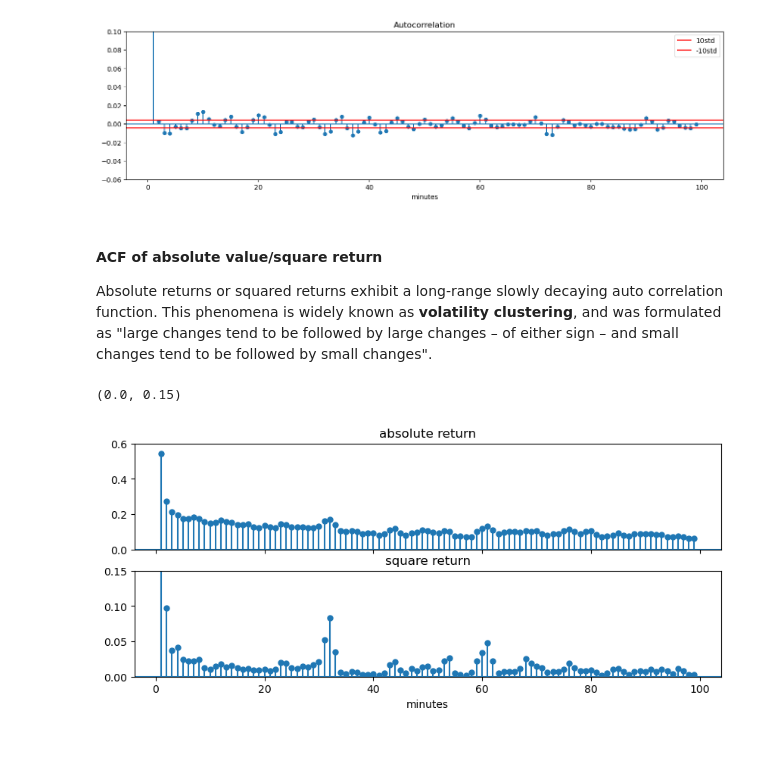
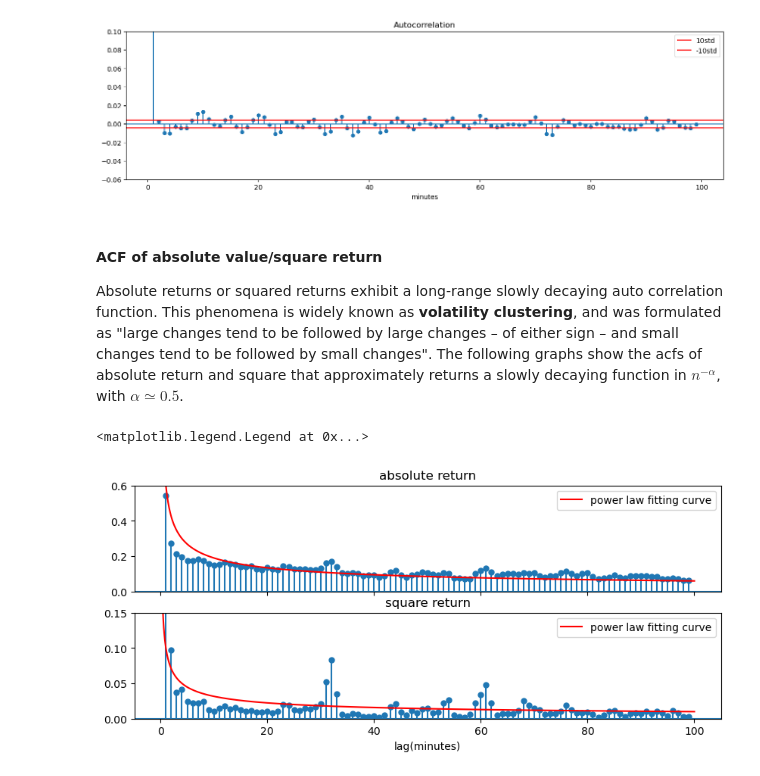
Before and after one commit to std92050/fin_math_110021515, a Jupyter notebook: Price statistics/ETH_price_stats.ipynb, the cells around one changed output. Cells and saved outputs as stored; diff of their text form; code cells hidden in the pictures; blank space fills up the shorter version.

```diff
--- a/Price statistics/ETH_price_stats.ipynb
+++ b/Price statistics/ETH_price_stats.ipynb
@@ -157,16 +157,24 @@ plt.legend()
 [figure]
 # %% [markdown]
 #### ACF of absolute value/square return
-Absolute returns or squared returns exhibit a long-range slowly decaying auto correlation function. This phenomena is widely known as **volatility clustering**, and was formulated as "large changes tend to be followed by large changes – of either sign – and small changes tend to be followed by small changes".
+Absolute returns or squared returns exhibit a long-range slowly decaying auto correlation function. This phenomena is widely known as **volatility clustering**, and was formulated as "large changes tend to be followed by large changes – of either sign – and small changes tend to be followed by small changes". The following graphs show the acfs of absolute return and square that approximately returns a slowly decaying function in $n^{−\alpha}$, with $\alpha \simeq 0.5$.
 # %%
 fig,ax = plt.subplots(2,1,figsize=(10,4),sharex=True)
 plot_acf( abs(r_array)[:10000] , lags=np.arange(1,100) ,alpha=None,ax=ax[0] )
 plot_acf((r_array**2)[:10000] , lags=np.arange(1,100) ,alpha=None,ax=ax[1] )
+lag_array=np.linspace(0,100,1000)
+fitting_1=np.array([  0.6*lag**(-0.5) for lag in np.linspace(0,100,1000)])
+fitting_2=np.array([  0.1*lag**(-0.5) for lag in np.linspace(0,100,1000)])
+
 ax[0].set_title("absolute return")
+ax[0].plot(lag_array  , fitting_1, color ="r",label="power law fitting curve")
 ax[0].set_ylim(0,0.6)
 ax[1].set_title("square return")
-ax[1].set_xlabel("minutes")
+ax[1].plot(lag_array  , fitting_2, color ="r",label="power law fitting curve")
+ax[1].set_xlabel("lag(minutes)")
 ax[1].set_ylim(0,0.15)
+ax[0].legend()
+ax[1].legend()
 # %% [output]
-(0.0, 0.15)
+<matplotlib.legend.Legend at 0x...>
-[figure, old version]
+[figure, new version]
```
